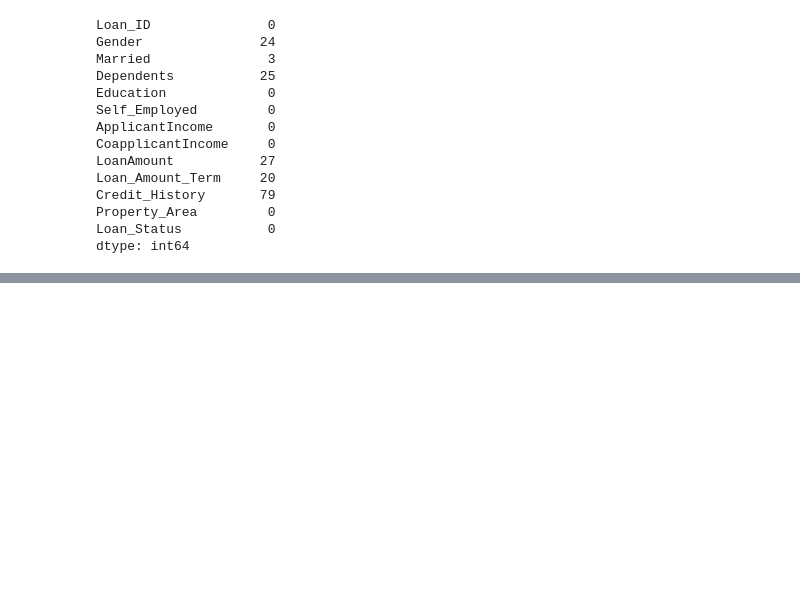
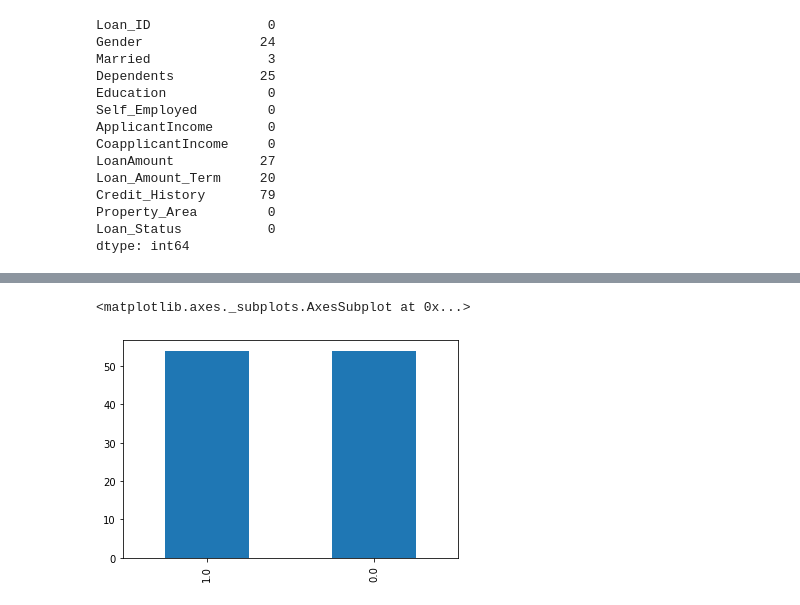
Before and after one commit to walecole/Loan-Prediction, a Jupyter notebook: LoanPrediction.ipynb, the cells around one changed output, grey strips where cells are left out. Saved outputs shown, nothing was run; the diff lists cells and outputs as text; code cells hidden in the pictures; blank space fills up the shorter version.

```diff
--- a/LoanPrediction.ipynb
+++ b/LoanPrediction.ipynb
@@ -244,0 +239,10 @@ dtype: int64
+# %%
+#Fixing unbalanced variables - Credit History
+credit = df.groupby('Credit_History')
+df = pd.DataFrame(credit.apply(lambda x: x.sample(credit.size().min()))).reset_index(drop=True)
+
+#check viz of gender
+df['Credit_History'].value_counts().plot(kind='bar')
+# %% [output]
+<matplotlib.axes._subplots.AxesSubplot at 0x...>
+[figure, added]
```
Also changed, not shown: parts of 8 cells of this notebook.
